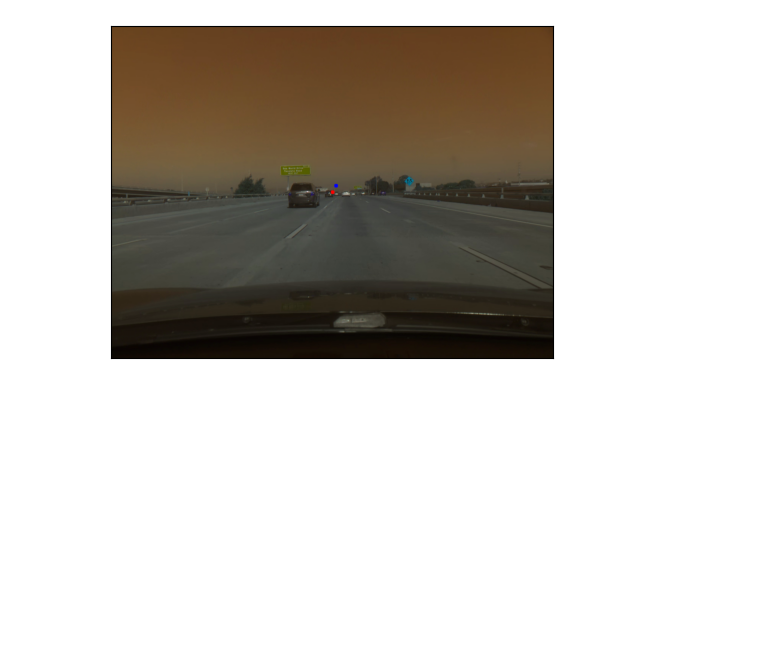
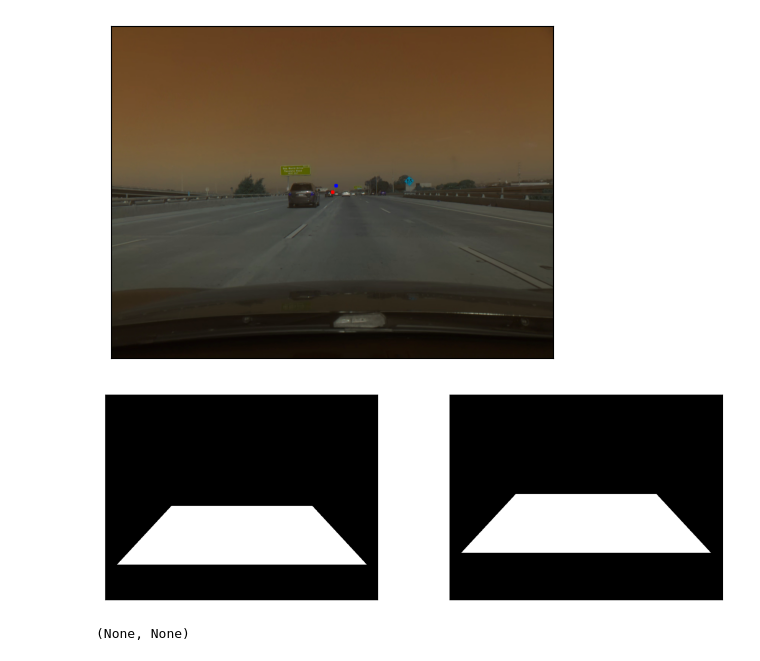
Before and after one commit to connor-henderson/calib_challenge, a Jupyter notebook: eda.ipynb, the cells around one changed output. Saved outputs shown, nothing was run; the diff lists cells and outputs as text; code cells hidden in the pictures; blank space fills up the shorter version.

```diff
--- a/eda.ipynb
+++ b/eda.ipynb
@@ -627,14 +488,13 @@ def get_intersection_with_standard_lanes(left_lane, right_lane):
 def lane_with_mom_calc(lane, prev_lanes, standard_lane):
     lane = lane if lane is not None else standard_lane
     prev_lanes.append(lane)
-    if len(prev_lanes) < 50:
-        return lane
 
-    momentum = 0.95
+    scaling_factor = len(prev_lanes)/(len(prev_lanes) + 5)
+    scaled_momentum = momentum * scaling_factor
     prev_lane_avg = np.mean(np.array(prev_lanes), axis=0)
-    slope_with_momentum = prev_lane_avg[0] * momentum + lane[0] * (1 - momentum)
-    intercept_with_momentum = prev_lane_avg[1] * momentum + lane[1] * (1 - momentum)
-    # print('slope percent adjustment: ', abs(lane[0] - slope_with_momentum) / lane[0])
-    # print('slope percent adjustment: ', abs(lane[1] - intercept_with_momentum) / lane[1])
-    return slope_with_momentum, intercept_with_momentum
+    slope_with_scaled_momentum = prev_lane_avg[0] * scaled_momentum + lane[0] * (1 - scaled_momentum)
+    intercept_with_scaled_momentum = prev_lane_avg[1] * scaled_momentum + lane[1] * (1 - scaled_momentum)
+    # print('slope percent adjustment: ', abs(lane[0] - slope_with_scaled_momentum) / lane[0])
+    # print('slope percent adjustment: ', abs(lane[1] - intercept_with_scaled_momentum) / lane[1])
+    return slope_with_scaled_momentum, intercept_with_scaled_momentum
 # %%
@@ -759,4 +532,11 @@ cv2.line
 show([im_copy])
 # %% [output]
 [figure]
+# %%
+frame = test_data[0]
+current_img = np.copy(frame)
+process_image(current_img, left_lanes, right_lanes)
+# %% [output]
+[figure, added]
+(None, None)
 # %%
```
Also changed, not shown: parts of 20 cells of this notebook, 2 other files.
